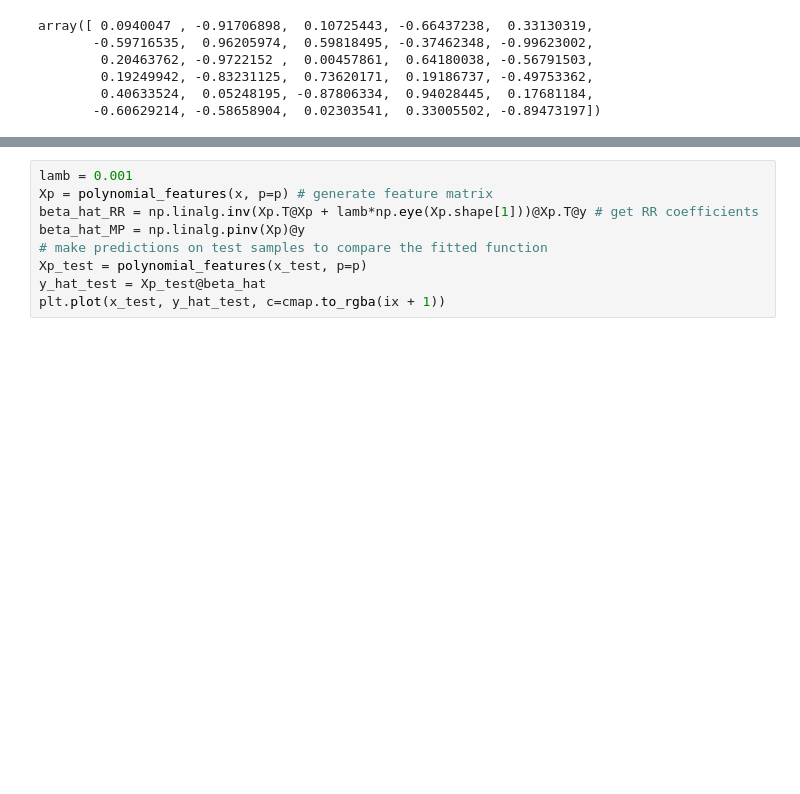
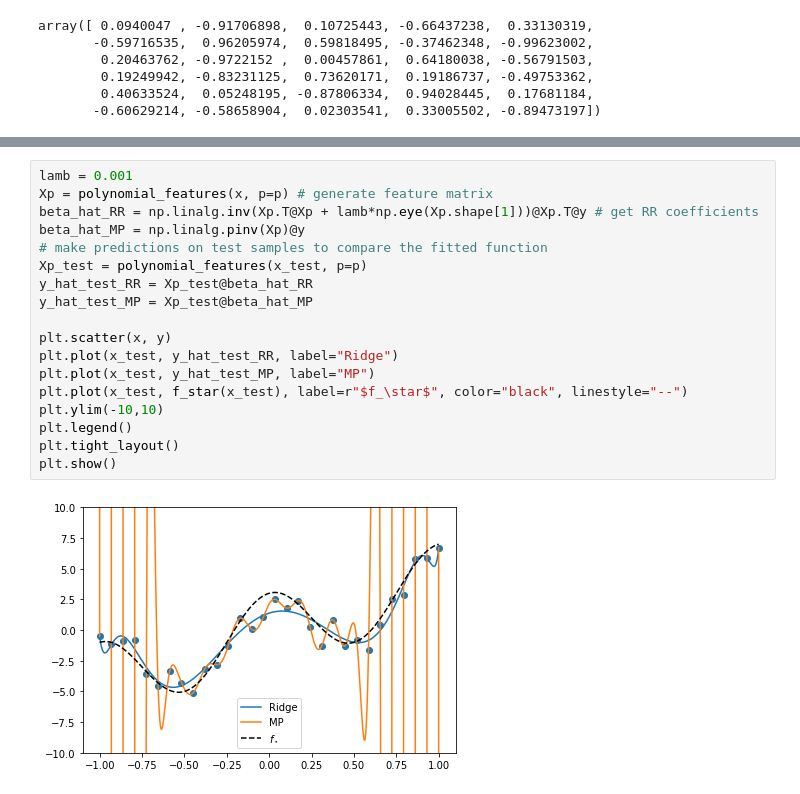
Before and after one commit to rythei/linear-models, a Jupyter notebook: content/generalizing_linear_regression/scratch.ipynb, the cells around one changed output, grey strips where cells are left out. Drawn from its saved outputs; the diff is of its cells as text; blank space fills up the shorter version.

```diff
--- a/content/generalizing_linear_regression/scratch.ipynb
+++ b/content/generalizing_linear_regression/scratch.ipynb
@@ -137,9 +137,20 @@ plt.show()
 # %%
 lamb = 0.001
 Xp = polynomial_features(x, p=p) # generate feature matrix
 beta_hat_RR = np.linalg.inv(Xp.T@Xp + lamb*np.eye(Xp.shape[1]))@Xp.T@y # get RR coefficients
 beta_hat_MP = np.linalg.pinv(Xp)@y
 # make predictions on test samples to compare the fitted function
 Xp_test = polynomial_features(x_test, p=p)
-y_hat_test = Xp_test@beta_hat
-plt.plot(x_test, y_hat_test, c=cmap.to_rgba(ix + 1))
+y_hat_test_RR = Xp_test@beta_hat_RR
+y_hat_test_MP = Xp_test@beta_hat_MP
+
+plt.scatter(x, y)
+plt.plot(x_test, y_hat_test_RR, label="Ridge")
+plt.plot(x_test, y_hat_test_MP, label="MP")
+plt.plot(x_test, f_star(x_test), label=r"$f_\star$", color="black", linestyle="--")
+plt.ylim(-10,10)
+plt.legend()
+plt.tight_layout()
+plt.show()
+# %% [output]
+[figure, added]
```
Also changed, not shown: parts of 9 cells of this notebook, 27 other files.
